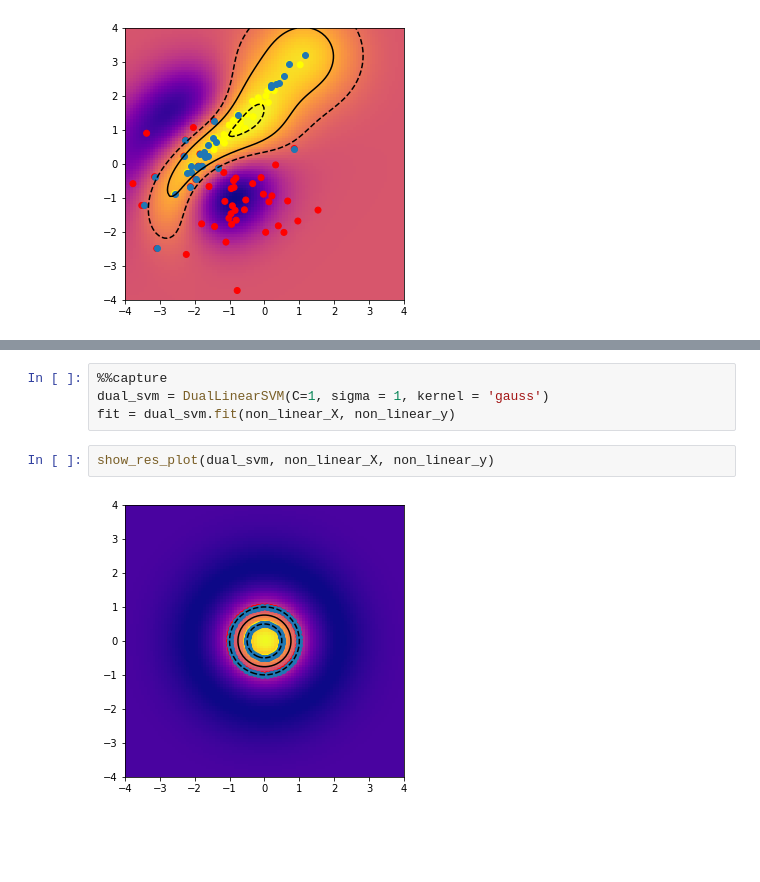
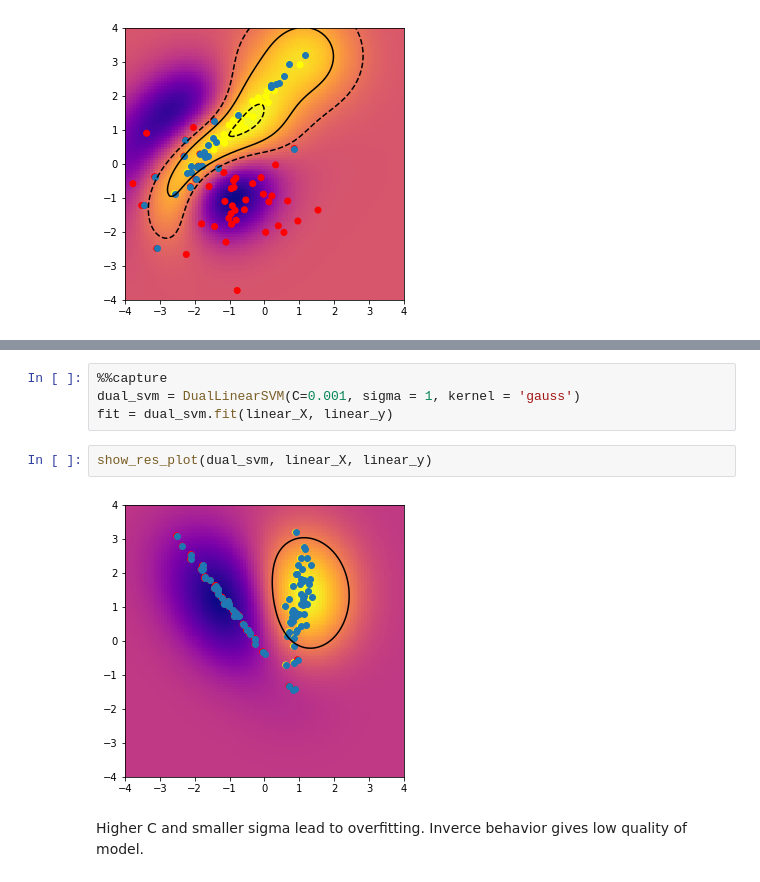
Before and after one commit to Marrry1327/ML-DM, a Jupyter notebook: Lab #3 SVM (QP, Kernel trick).ipynb, the cells around one changed output, grey strips where cells are left out. Cells and saved outputs as stored; diff of their text form; blank space fills up the shorter version.

```diff
--- a/Lab #3 SVM (QP, Kernel trick).ipynb
+++ b/Lab #3 SVM (QP, Kernel trick).ipynb
@@ -660,8 +695,10 @@ show_res_plot(dual_svm, non_linear_X, non_linear_y)
 # %%
 %%capture
-dual_svm = DualLinearSVM(C=1, sigma = 1, kernel = 'gauss')
-fit = dual_svm.fit(non_linear_X, non_linear_y)
+dual_svm = DualLinearSVM(C=0.001, sigma = 1, kernel = 'gauss')
+fit = dual_svm.fit(linear_X, linear_y)
 # %%
-show_res_plot(dual_svm, non_linear_X, non_linear_y)
+show_res_plot(dual_svm, linear_X, linear_y)
 # %% [output]
-[figure, old version]
+[figure, new version]
+# %% [markdown]
+Higher C and smaller sigma lead to overfitting. Inverce behavior gives low quality of model.
```
Also changed, not shown: parts of 14 cells of this notebook.
